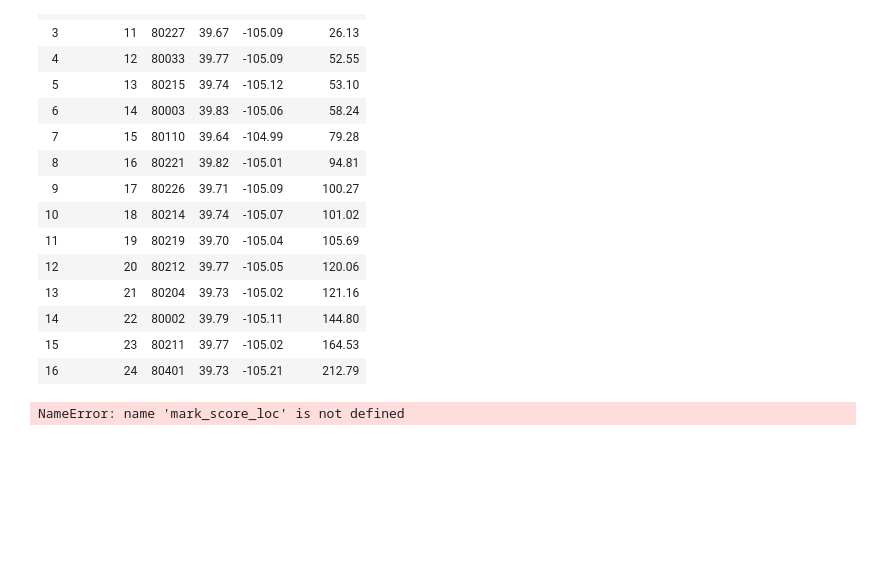
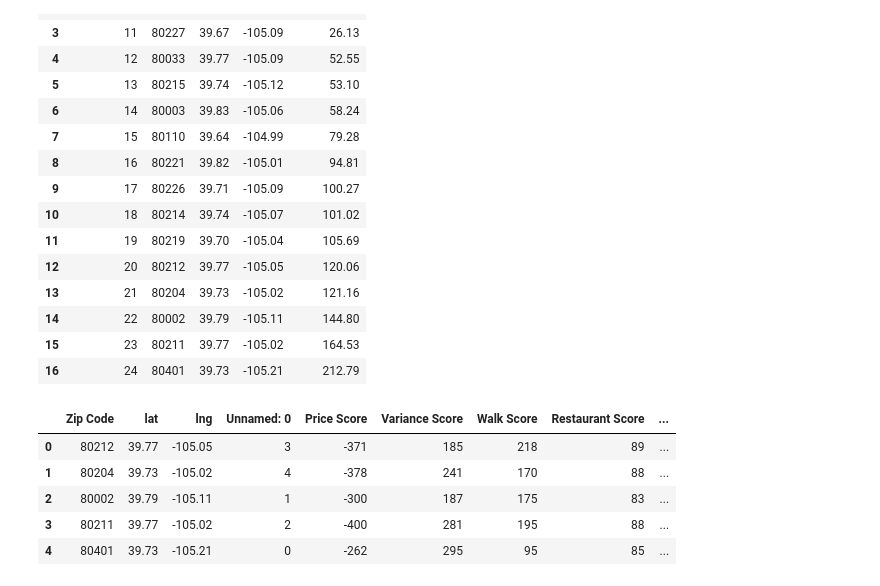
Before and after one commit to ngoodweiler/DU-Analytics-Project-1, a Jupyter notebook: Notebook/Final Zip Codes and Google Call.ipynb, the cells around one changed output. Drawn from its saved outputs; the diff is of its cells as text; code cells hidden in the pictures; blank space fills up the shorter version.

Commit message:
updates from work on mark score and crime

```diff
--- a/Notebook/Final Zip Codes and Google Call.ipynb
+++ b/Notebook/Final Zip Codes and Google Call.ipynb
@@ -183,17 +183,33 @@ mark_score_loc
 | 14 | 22 | 80002 | 39.79 | -105.11 | 144.80 |
 | 15 | 23 | 80211 | 39.77 | -105.02 | 164.53 |
 | 16 | 24 | 80401 | 39.73 | -105.21 | 212.79 |
+# %%
+# create heat map for top 5 zipcodes based on Final Mark Score
+finalzip = [80401,80211,80002,80204,80212]
+locations = mark_score_loc[['Zip','lat','lng']]
+locations = locations.loc[locations['Zip'].isin(finalzip)].reset_index(drop=True)
+final_summary = pd.read_csv('../Resources/final_summary.csv')
+# %%
+locations = locations.rename(columns={'Zip':'Zip Code'})
+# %%
+final_summary = pd.merge(locations,final_summary,on='Zip Code')
+final_summary
+# %% [output]
+|  | Zip Code | lat | lng | Unnamed: 0 | Price Score | Variance Score | Walk Score | Restaurant Score | ... |
+| 0 | 80212 | 39.77 | -105.05 | 3 | -371 | 185 | 218 | 89 | ... |
+| 1 | 80204 | 39.73 | -105.02 | 4 | -378 | 241 | 170 | 88 | ... |
+| 2 | 80002 | 39.79 | -105.11 | 1 | -300 | 187 | 175 | 83 | ... |
+| 3 | 80211 | 39.77 | -105.02 | 2 | -400 | 281 | 195 | 88 | ... |
+| 4 | 80401 | 39.73 | -105.21 | 0 | -262 | 295 | 95 | 85 | ... |
 # %%
-locations = mark_score_loc[['lat','lng']]
-score = mark_score_loc['Mark Score']
-
+# heat map
+locations = final_summary[['lat','lng']]
+score = final_summary['Final Mark Score']
 mscore_fig = gmaps.figure()
 mscore_heat = gmaps.heatmap_layer(locations,weights=score,
                                 dissipating=False,max_intensity=200,
-                                point_radius=0.04,gradient=[(255,255,255,0.0),(255,0,0,0.5), (255,255,0,0.5), (0,255,0,0.5)])
+                                point_radius=0.04,gradient=[(255,255,255,0.0),(0,0,255,0.25), (0,255,255,0.5), (0,255,0,0.75)])
 mscore_fig.add_layer(mscore_heat)
-# %% [output]
-NameError: name 'mark_score_loc' is not defined
 # %%
 mscore_fig
 # %% [output]
```
Also changed, not shown: parts of 2 cells of this notebook, 7 other files.
